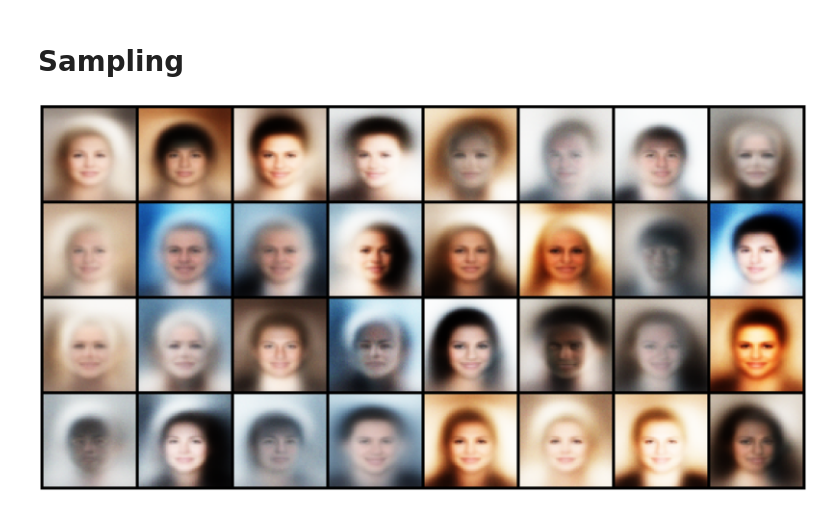
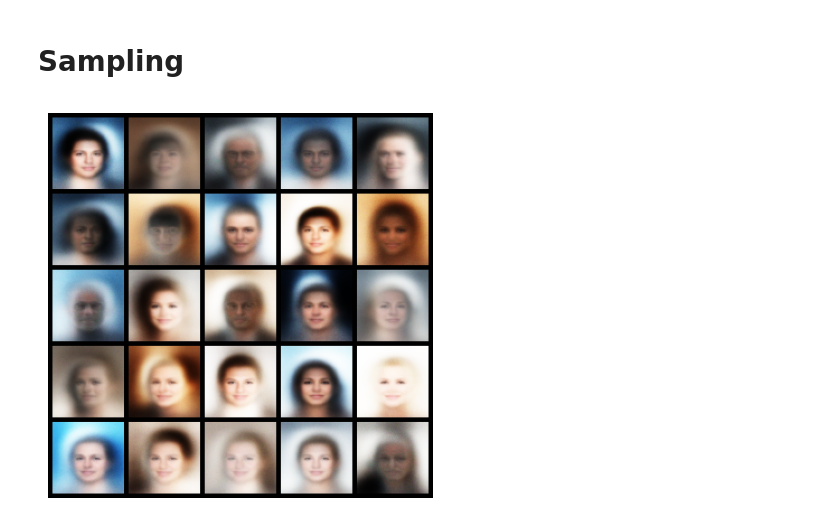
Before and after one commit to adilsonmedronha/deeplearning, a Jupyter notebook: vae/demo.ipynb, the cells around one changed output. Saved outputs shown, nothing was run; the diff lists cells and outputs as text; code cells hidden in the pictures.

```diff
--- a/vae/demo.ipynb
+++ b/vae/demo.ipynb
@@ -6,3 +1,23 @@ from utils.utils import viz, get_data_loaders
+# %%
+import torch
+import sys; sys.path.append("src")
+from src.models import *
+from utils.utils import viz, get_data_loaders
+
+import torchvision
+from matplotlib import pyplot as plt
+
+def viz(images_batch, plot_in_jupyter=False):
+    grid = torchvision.utils.make_grid(images_batch, nrow=5, padding=4)
+    if torch.is_tensor(grid):
+        grid = grid.detach().cpu().numpy()
+    grid = grid.transpose((1, 2, 0))
+
+    if plot_in_jupyter:
+        plt.figure(figsize=(5, 5))
+        plt.imshow(grid)
+        plt.axis('off')
+        plt.show()
 # %%
 # load model
 model = Lvae(latent_dim=20, image_shape=(3, 64, 64), device="cpu")
@@ -29,7 +44,7 @@ Lvae(
 # %% [markdown]
 # Sampling
 # %%
-pred = model.sampler(num_samples=32)
+pred, z = model.sampler(num_samples=25)
 viz(pred, plot_in_jupyter=True)
 # %% [output]
-[figure, old version]
+[figure, new version]
```
Also changed, not shown: parts of 3 cells of this notebook, 30 other files.
